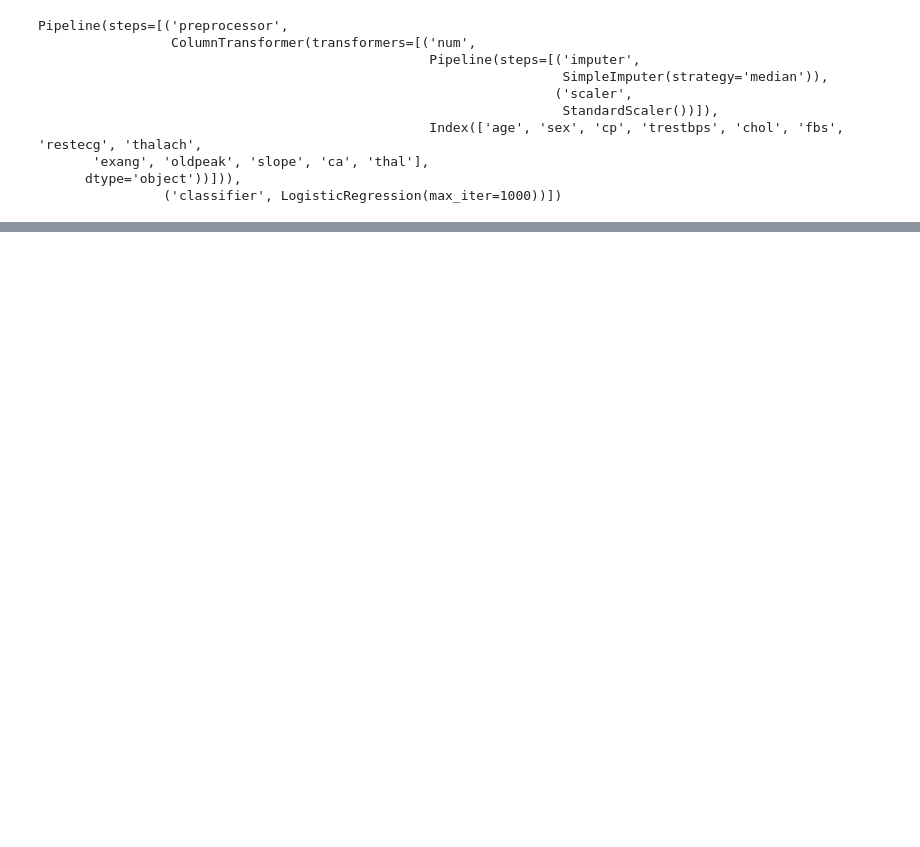
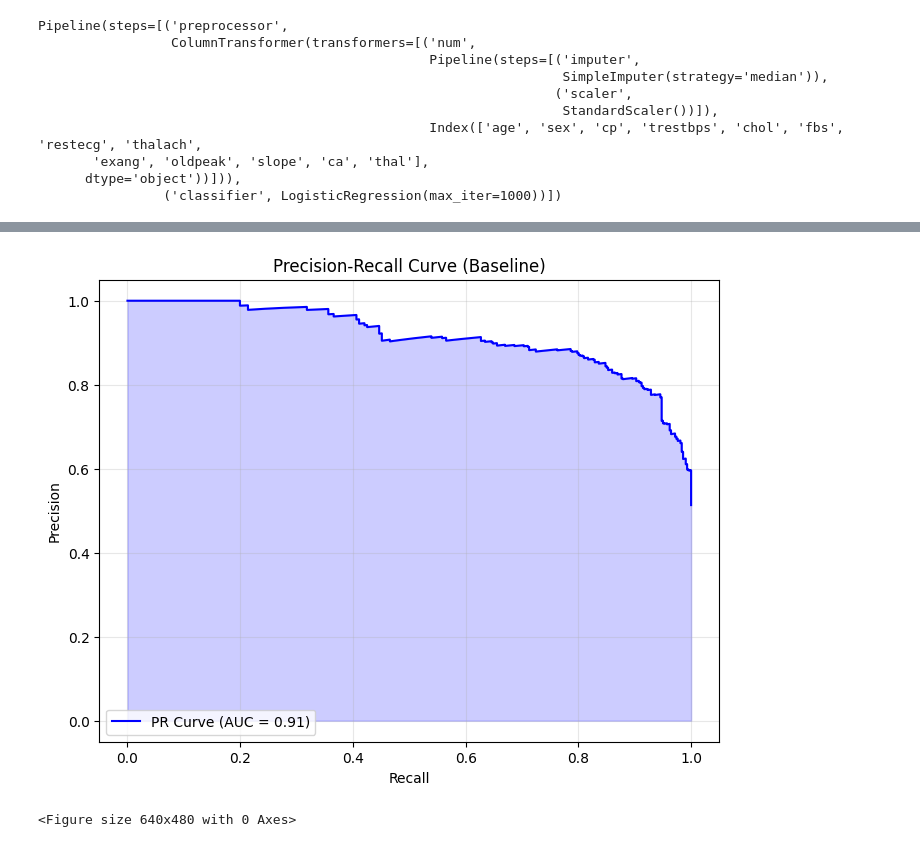
Before and after one commit to Uvlazhnitel/Credit-Card-Fraud-Detection, a Jupyter notebook: notebooks/02_baseline_model.ipynb, the cells around one changed output, grey strips where cells are left out. Saved outputs shown, nothing was run; the diff lists cells and outputs as text; code cells hidden in the pictures; blank space fills up the shorter version.

```diff
--- a/notebooks/02_baseline_model.ipynb
+++ b/notebooks/02_baseline_model.ipynb
@@ -106,0 +109,24 @@ Confusion Matrix:
+# %%
+oof_proba = cross_val_predict(model, X_train, y_train, cv=skf, method="predict_proba")[:, 1]
+
+# Compute precision-recall curve
+precision, recall, _ = precision_recall_curve(y_train, oof_proba)
+
+# Compute Area Under the Curve (AUC) for PR curve
+pr_auc = auc(recall, precision)
+
+# Plot Precision-Recall curve
+plt.figure(figsize=(8, 6))
+plt.plot(recall, precision, label=f"PR Curve (AUC = {pr_auc:.2f})", color="blue")
+plt.fill_between(recall, precision, alpha=0.2, color="blue")  # Shade the area under the curve
+plt.xlabel("Recall")
+plt.ylabel("Precision")
+plt.title("Precision-Recall Curve (Baseline)")
+plt.legend(loc="lower left")
+plt.grid(alpha=0.3)
+plt.show()
+
+plt.savefig(REPORTS_DIR / "pr_curve_baseline.png")
+# %% [output]
+[figure, added]
+<Figure size 640x480 with 0 Axes>
```
Also changed, not shown: parts of 6 cells of this notebook, 2 other files.
